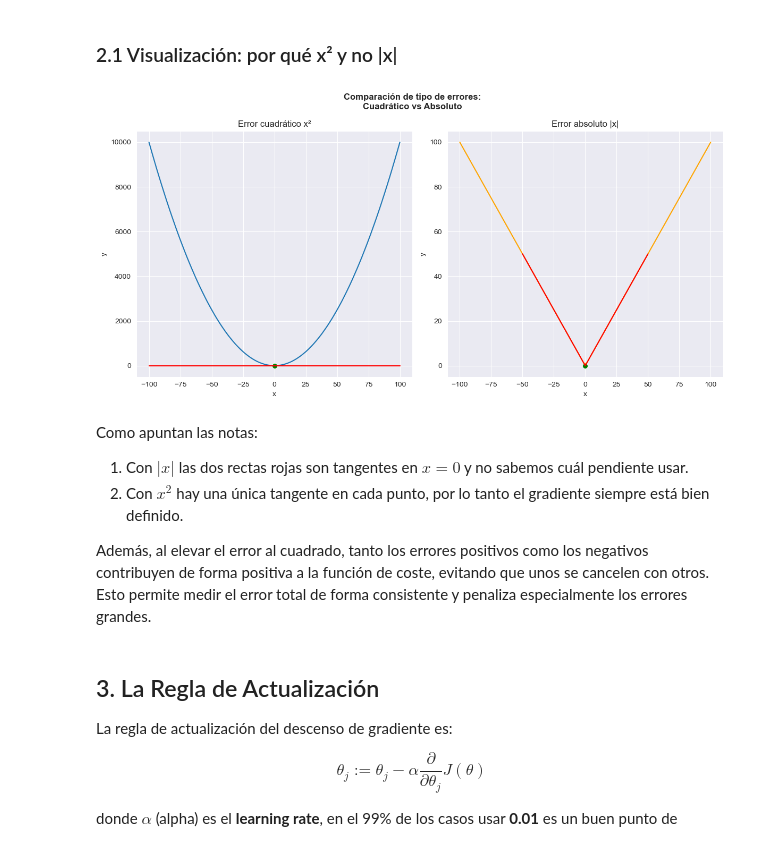
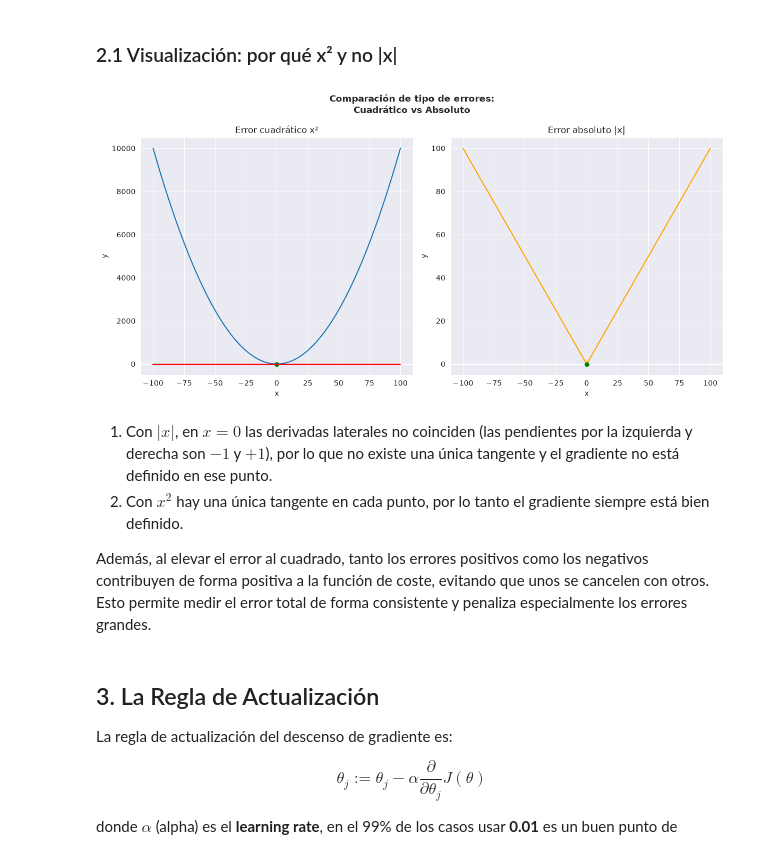
Before and after one commit to Jesus-Penaranda/Descenso-del-Gradiente-desde-Cero, a Jupyter notebook: descenso_gradiente.ipynb, the cells around one changed output. Drawn from its saved outputs; the diff is of its cells as text; code cells hidden in the pictures.

```diff
--- a/descenso_gradiente.ipynb
+++ b/descenso_gradiente.ipynb
@@ -40,40 +40,36 @@ import matplotlib.pyplot as plt
 # %%
 x_par = np.linspace(-100,100, 100)
 y_par = x_par**2
 
 x_abs = np.linspace(-100,100, 100)
 y_abs = np.abs(x_abs)
 sns.set_style("darkgrid")
 fig, axes = plt.subplots(1,2,figsize=(12,6))
 
 fig.suptitle("Comparación de tipo de errores:\nCuadrático vs Absoluto", fontweight="bold")
 
 sns.scatterplot(x=[0],y=[0], ax=axes[0], color="green", s=50) # Punto mínimo
 sns.lineplot(x=x_par,y=y_par, ax=axes[0])
 axes[0].set_title("Error cuadrático x²")
 axes[0].set_xlabel("x")
 axes[0].set_ylabel("y")
 
 sns.scatterplot(x=[0],y=[0], ax=axes[1], color="green", s=50) # Punto mínimo
 sns.lineplot(x=x_abs,y=y_abs, ax=axes[1], color="orange")
 axes[1].set_title("Error absoluto |x|")
 axes[1].set_xlabel("x")
 axes[1].set_ylabel("y")
 
 # Dibujamos la recta tangente de x²
 sns.lineplot(x=np.linspace(-100,100,2),y=[0]*2, ax=axes[0], color="red")  # Pendiente 0
 
-# Dibujamos las rectas tangentes de |x|
-sns.lineplot(x=np.linspace(0,50,2),y=np.linspace(0,50,2), ax=axes[1], color="red")
-sns.lineplot(x=np.linspace(-50,0,2),y=np.linspace(50,0,2), ax=axes[1], color="red")
 
 plt.tight_layout()
 plt.show()
 # %% [output]
-[figure, old version]
+[figure, new version]
 # %% [markdown]
-Como apuntan las notas:
-1. Con $|x|$ las dos rectas rojas son tangentes en $x = 0$ y no sabemos cuál pendiente usar.
+1. Con $\vert{}x\vert{}$, en $x = 0$ las derivadas laterales no coinciden (las pendientes por la izquierda y derecha son $-1$ y $+1$), por lo que no existe una única tangente y el gradiente no está definido en ese punto.
 2. Con $x^2$ hay una única tangente en cada punto, por lo tanto el gradiente siempre está bien definido.
 
 Además, al elevar el error al cuadrado, tanto los errores positivos como los negativos contribuyen de forma positiva a la función de coste, evitando que unos se cancelen con otros. Esto permite medir el error total de forma consistente y penaliza especialmente los errores grandes.
```
Also changed, not shown: parts of 19 cells of this notebook, 1 other file.
